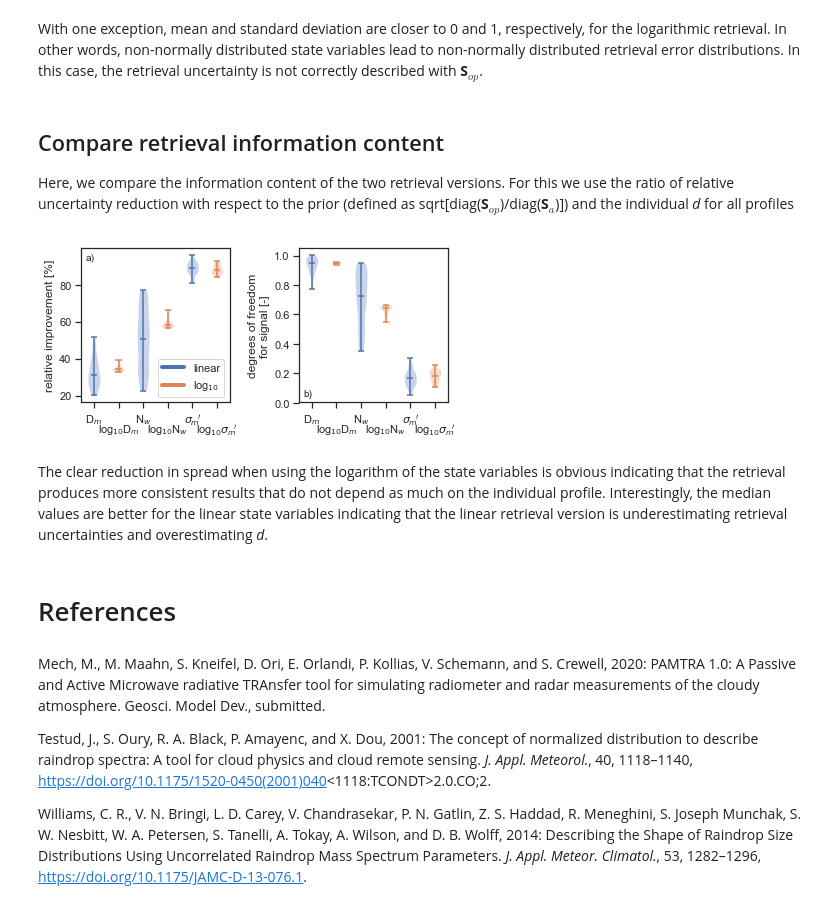
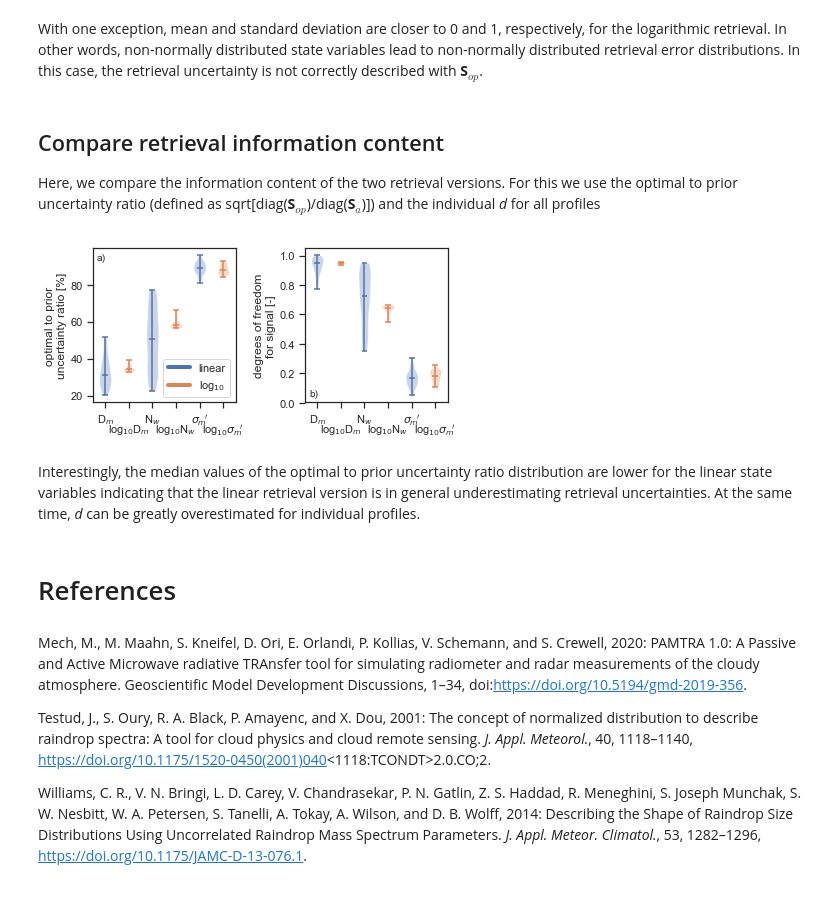
Before and after one commit to maahn/pyOptimalEstimation_examples, a Jupyter notebook: Supplement B - DSD retrieval.ipynb, the cells around one changed output. Saved outputs shown, nothing was run; the diff lists cells and outputs as text; code cells hidden in the pictures.

Commit message:
Adapted supplement B to revised manuscript version

```diff
--- a/Supplement B - DSD retrieval.ipynb
+++ b/Supplement B - DSD retrieval.ipynb
@@ -654,7 +655,7 @@ With one exception, mean and standard deviation are closer to 0 and 1, respectiv
 # %% [markdown]
 ## Compare retrieval information content
 
-Here, we compare the information content of the two retrieval versions. For this we use the ratio of relative uncertainty reduction with respect to the prior (defined as sqrt[diag(**S**$_{op}$)/diag(**S**$_a$)]) and the individual *d* for all profiles
+Here, we compare the information content of the two retrieval versions. For this we use the optimal to prior uncertainty ratio (defined as sqrt[diag(**S**$_{op}$)/diag(**S**$_a$)]) and the individual *d* for all profiles
 # %%
 
 fig, [ax1, ax2] = plt.subplots(ncols = 2, figsize=(6,3))
@@ -670,41 +671,41 @@ for yy, key in enumerate(resultsOE.keys()):
     ax1.violinplot(dat.T, positions = positions+yy, showmedians=True)
 
 
     dat = (thisOE['dgf_x']).to_pandas().dropna()
     ax2.violinplot(dat.T, positions = positions+yy, showmedians=True)
 
 
 cols = ['Dm', 'Dm_log10', 'Nw', 'Nw_log10', 'Smprime', 'Smprime_log10']
 labels = []
 for tt in cols:
     labels.append(supporting_routines.niceKeys[tt].replace('log','\nlog'))
 ax2.set_xticks(range(6))
 ax2.set_xticklabels(labels)
 ax1.set_xticks(range(6))
 ax1.set_xticklabels(labels)
 
-ax1.set_ylabel('relative improvement [%]')
+ax1.set_ylabel('optimal to prior\nuncertainty ratio [%]')
 ax2.set_ylabel('degrees of freedom\nfor signal [-]')
 
 custom_lines = [matplotlib.lines.Line2D([0], [0], color='C0', lw=4),
                 matplotlib.lines.Line2D([0], [0], color='C1', lw=4),
                ]
 
 ax1.legend(custom_lines, ['linear', 'log$_{10}$'], loc='lower right')
 ax1.text(0.03, 0.97, 'a)', horizontalalignment='left', verticalalignment='top', transform = ax1.transAxes)
 ax2.text(0.03, 0.03, 'b)', horizontalalignment='left', verticalalignment='bottom', transform = ax2.transAxes)
 
 plt.tight_layout()
 plt.savefig('Figure4.png', dpi=200)
 plt.savefig('Figure4.pdf')
 # %% [output]
-[figure, old version]
+[figure, new version]
-# %% [markdown]
-The clear reduction in spread when using the logarithm of the state variables is obvious indicating that the retrieval produces more consistent results that do not depend as much on the individual profile. Interestingly, the median values are better for the linear state variables indicating that the linear retrieval version is underestimating retrieval uncertainties and overestimating *d*.
+# %% [markdown]
+Interestingly, the median values of the optimal to prior uncertainty ratio distribution are lower for the linear state variables indicating that the linear retrieval version is in general underestimating retrieval uncertainties. At the same time, *d* can be greatly overestimated for individual profiles.
 # %% [markdown]
 # References
 # %% [markdown]
-Mech, M., M. Maahn, S. Kneifel, D. Ori, E. Orlandi, P. Kollias, V. Schemann, and S. Crewell, 2020: PAMTRA 1.0: A Passive and Active Microwave radiative TRAnsfer tool for simulating radiometer and radar measurements of the cloudy atmosphere. Geosci. Model Dev., submitted.
+Mech, M., M. Maahn, S. Kneifel, D. Ori, E. Orlandi, P. Kollias, V. Schemann, and S. Crewell, 2020: PAMTRA 1.0: A Passive and Active Microwave radiative TRAnsfer tool for simulating radiometer and radar measurements of the cloudy atmosphere. Geoscientific Model Development Discussions, 1–34, doi:https://doi.org/10.5194/gmd-2019-356.
 
 Testud, J., S. Oury, R. A. Black, P. Amayenc, and X. Dou, 2001: The concept of normalized distribution to describe raindrop spectra: A tool for cloud physics and cloud remote sensing. *J. Appl. Meteorol.*, 40, 1118–1140, [https://doi.org/10.1175/1520-0450(2001)040<1118:TCONDT>2.0.CO;2](https://doi.org/10.1175/1520-0450(2001)040<1118:TCONDT>2.0.CO;2).
 
```
Also changed, not shown: parts of 5 cells of this notebook.
